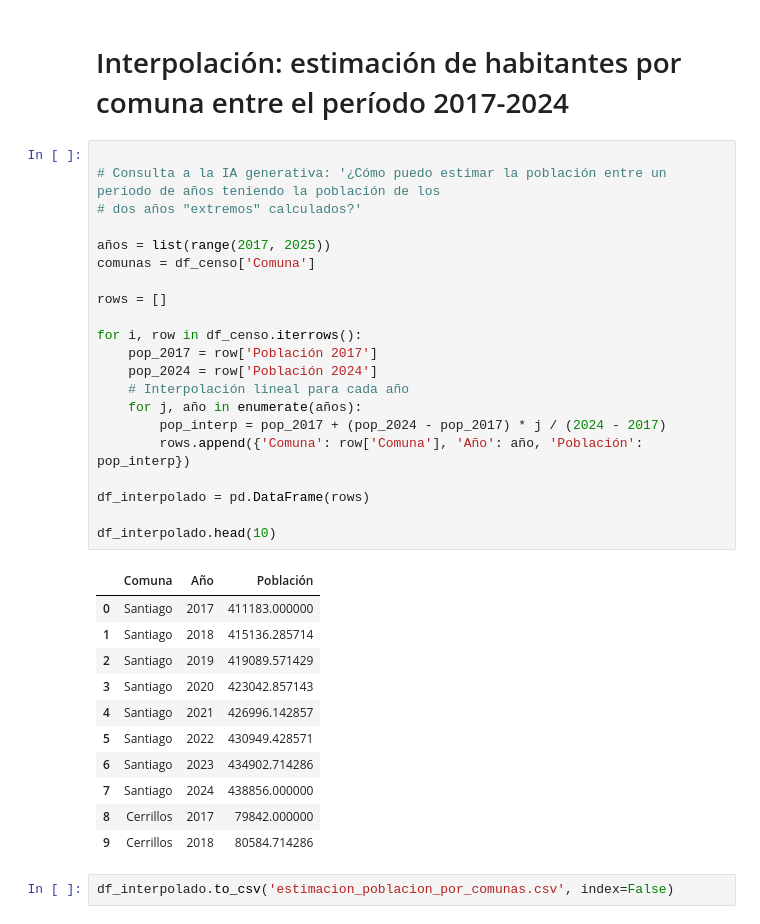
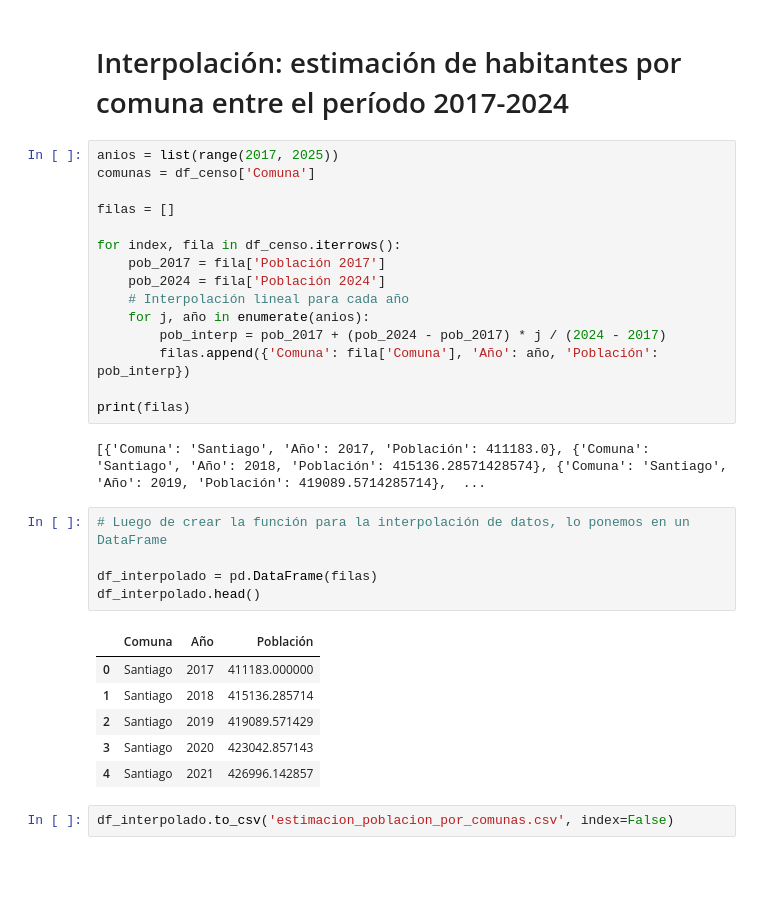
Before and after one commit to isimmmm/proyecto-semestral-ciencia-de-datos, a Jupyter notebook: Data/censo/NotebookEstimacion.ipynb, the cells around one changed output. Cells and saved outputs as stored; diff of their text form; blank space fills up the shorter version.

```diff
--- a/Data/censo/NotebookEstimacion.ipynb
+++ b/Data/censo/NotebookEstimacion.ipynb
@@ -136,37 +136,33 @@ Población total 2024 RM: 7,344,026
 # %% [markdown]
 # Interpolación: estimación de habitantes por comuna entre el período 2017-2024
 # %%
-
-# Consulta a la IA generativa: '¿Cómo puedo estimar la población entre un período de años teniendo la población de los
-# dos años "extremos" calculados?'
-
-años = list(range(2017, 2025))
+anios = list(range(2017, 2025))
 comunas = df_censo['Comuna']
 
-rows = []
+filas = []
 
-for i, row in df_censo.iterrows():
-    pop_2017 = row['Población 2017']
-    pop_2024 = row['Población 2024']
+for index, fila in df_censo.iterrows():
+    pob_2017 = fila['Población 2017']
+    pob_2024 = fila['Población 2024']
     # Interpolación lineal para cada año
-    for j, año in enumerate(años):
-        pop_interp = pop_2017 + (pop_2024 - pop_2017) * j / (2024 - 2017)
-        rows.append({'Comuna': row['Comuna'], 'Año': año, 'Población': pop_interp})
+    for j, año in enumerate(anios):
+        pob_interp = pob_2017 + (pob_2024 - pob_2017) * j / (2024 - 2017)
+        filas.append({'Comuna': fila['Comuna'], 'Año': año, 'Población': pob_interp})
 
-df_interpolado = pd.DataFrame(rows)
-
-df_interpolado.head(10)
+print(filas)
 # %% [output]
-|  | Comuna | Año | Población |
-| 0 | Santiago | 2017 | 411183.000000 |
-| 1 | Santiago | 2018 | 415136.285714 |
-| 2 | Santiago | 2019 | 419089.571429 |
-| 3 | Santiago | 2020 | 423042.857143 |
-| 4 | Santiago | 2021 | 426996.142857 |
-| 5 | Santiago | 2022 | 430949.428571 |
-| 6 | Santiago | 2023 | 434902.714286 |
-| 7 | Santiago | 2024 | 438856.000000 |
-| 8 | Cerrillos | 2017 | 79842.000000 |
-| 9 | Cerrillos | 2018 | 80584.714286 |
+[{'Comuna': 'Santiago', 'Año': 2017, 'Población': 411183.0}, {'Comuna': 'Santiago', 'Año': 2018, 'Población': 415136.28571428574}, {'Comuna': 'Santiago', 'Año': 2019, 'Población': 419089.5714285714},  ...
+# %%
+# Luego de crear la función para la interpolación de datos, lo ponemos en un DataFrame
+
+df_interpolado = pd.DataFrame(filas)
+df_interpolado.head()
+# %% [output]
+|  | Comuna | Año | Población |
+| 0 | Santiago | 2017 | 411183.000000 |
+| 1 | Santiago | 2018 | 415136.285714 |
+| 2 | Santiago | 2019 | 419089.571429 |
+| 3 | Santiago | 2020 | 423042.857143 |
+| 4 | Santiago | 2021 | 426996.142857 |
 # %%
 df_interpolado.to_csv('estimacion_poblacion_por_comunas.csv', index=False)
```
Also changed, not shown: 1 other file.
